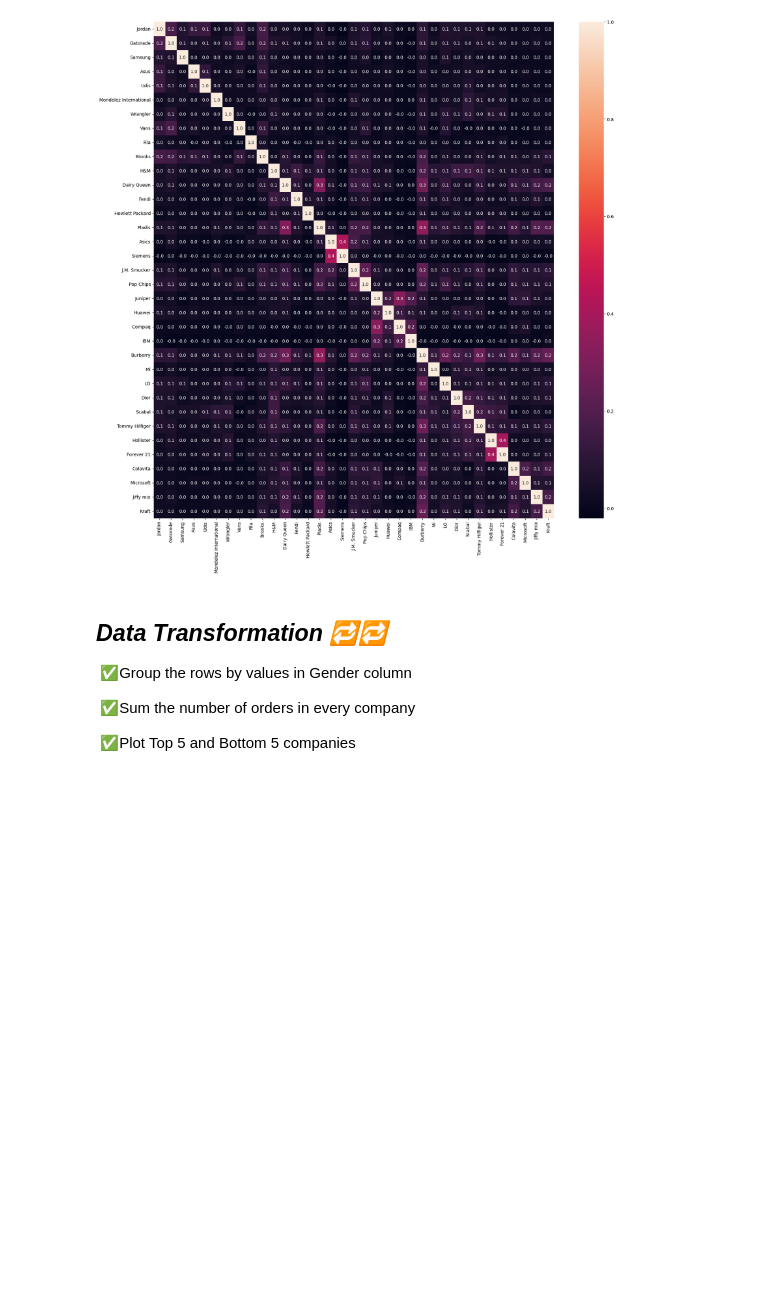
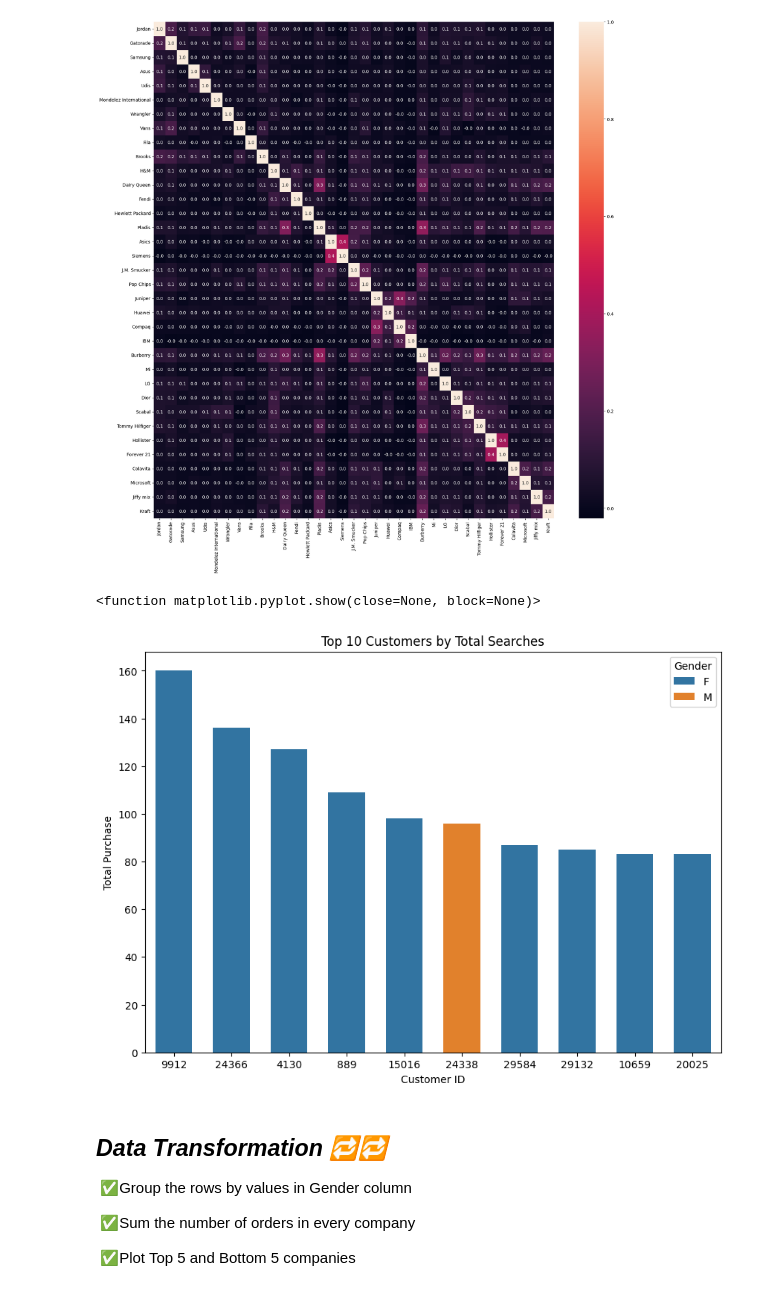
Before and after one commit to AllanMogley/12-Zidio-Projects, a Jupyter notebook: 01 - Projects/01 - Customer Segmentation/cleaner.ipynb, the cells around one changed output. Cells and saved outputs as stored; diff of their text form; code cells hidden in the pictures; blank space fills up the shorter version.

Commit message:
Top 10 Customers in Purcahse

```diff
--- a/01 - Projects/01 - Customer Segmentation/cleaner.ipynb
+++ b/01 - Projects/01 - Customer Segmentation/cleaner.ipynb
@@ -99,6 +99,38 @@ sns.heatmap(df.iloc[:, 3:].corr(),
 plt.show()
 # %% [output]
 [figure]
+# %%
+# ------------------------------------------------------------------
+# TOP 10 CUSTOMERS BY TOTAL PURCHASE
+# ------------------------------------------------------------------
+
+# Sum Purchase made by each customer in each company
+new_df = df.copy()
+new_df['Total Search'] = new_df.iloc[:, 3:].sum(axis = 1)
+
+plt_data = new_df.sort_values(
+    'Total Search',
+    ascending = False) [['Cust_ID',
+                         'Gender',
+                         'Total Search']].head(10)
+
+plt.figure(figsize = (10, 7))
+sns.barplot(data = plt_data,
+            x = 'Cust_ID',
+            y = 'Total Search',
+            hue = 'Gender',
+            order = plt_data.sort_values(
+                'Total Search',
+                ascending = False).Cust_ID,
+                gap = 0.2)
+
+plt.title('Top 10 Customers by Total Searches')
+plt.xlabel('Customer ID')
+plt.ylabel('Total Purchase')
+plt.show
+# %% [output]
+<function matplotlib.pyplot.show(close=None, block=None)>
+[figure, added]
 # %% [markdown]
 ## ***Data Transformation 🔁🔁***
 
```
